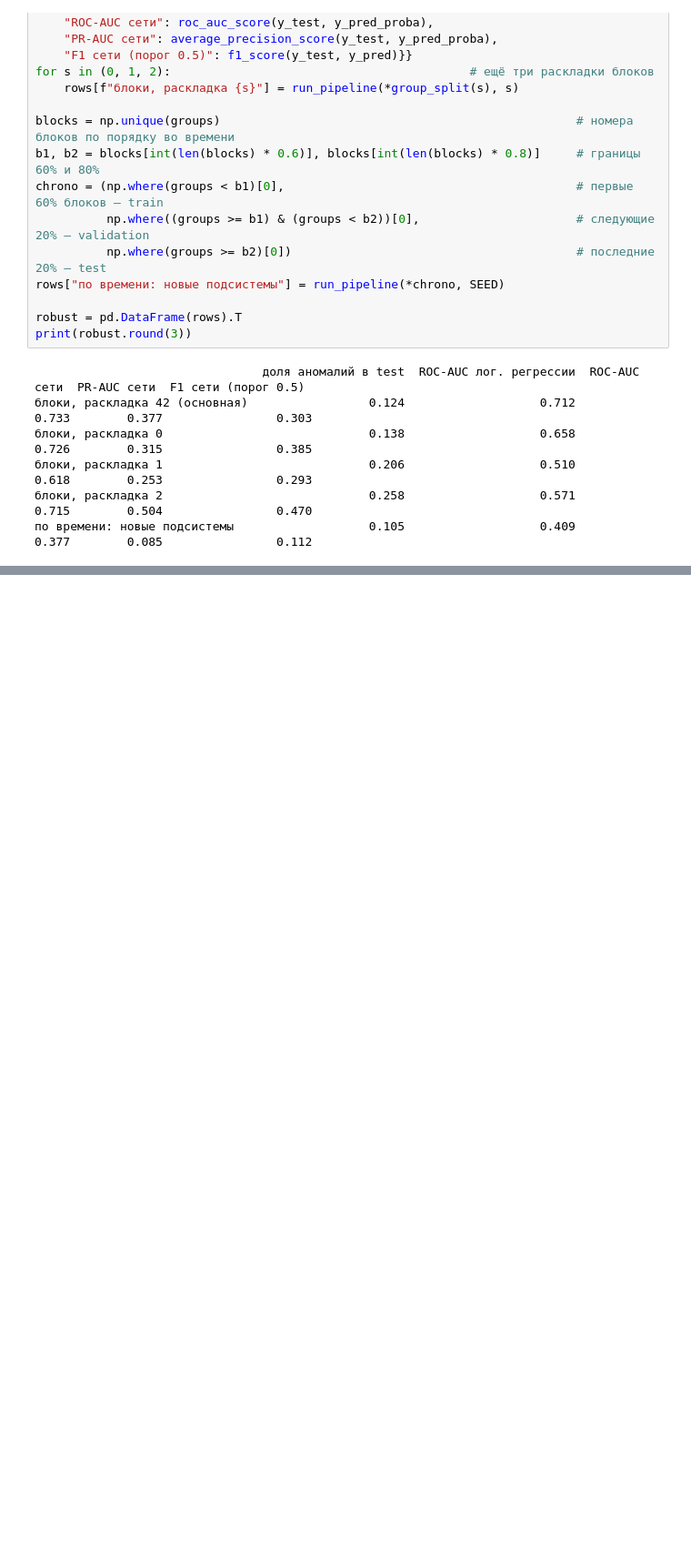
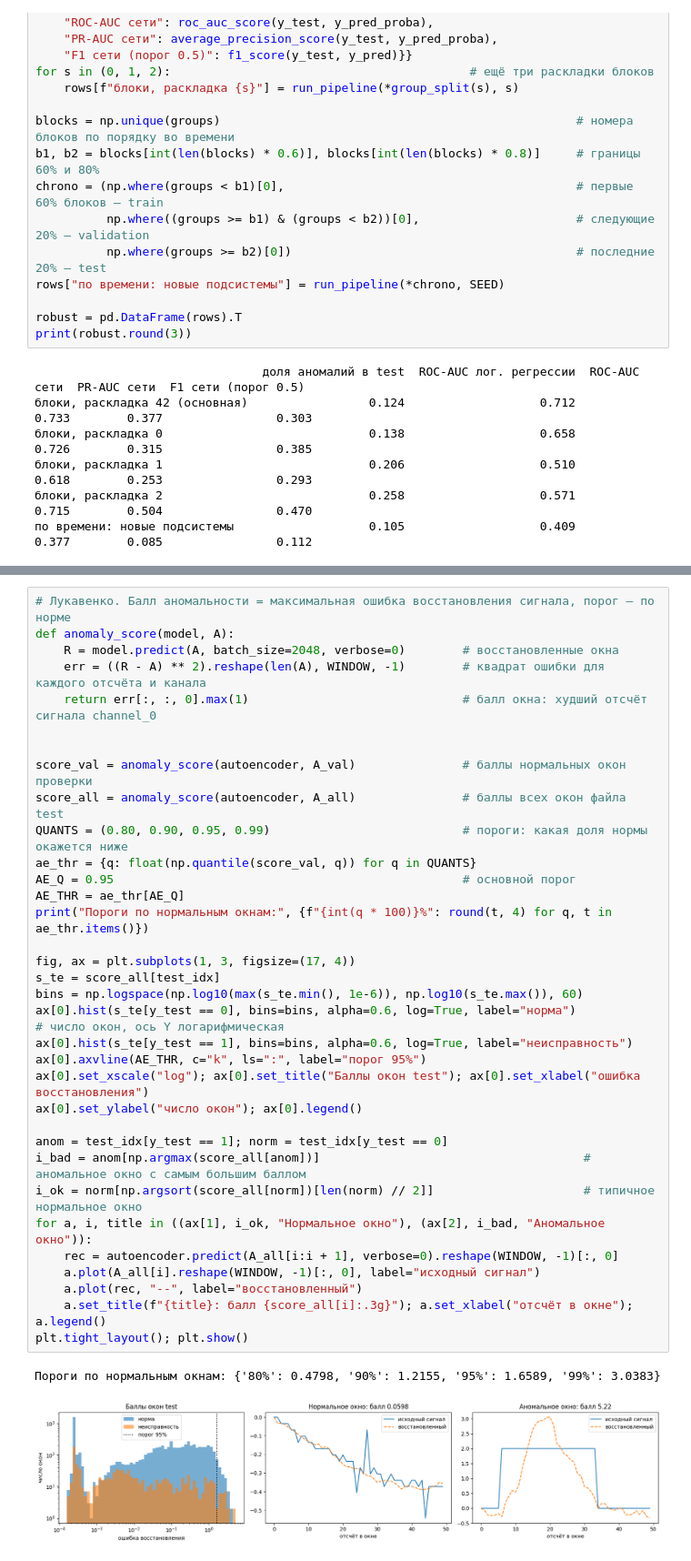
Before and after one commit to knfwsss/kadry-dlya-kosmosa, a Jupyter notebook: lab02_TensorFlow_v2/lab2_classification_nn.ipynb, the cells around one changed output, grey strips where cells are left out. Shown at 91% size. Drawn from its saved outputs; the diff is of its cells as text; blank space fills up the shorter version.

```diff
--- a/lab02_TensorFlow_v2/lab2_classification_nn.ipynb
+++ b/lab02_TensorFlow_v2/lab2_classification_nn.ipynb
@@ -789,0 +907,37 @@ print(robust.round(3))
+# %%
+# Лукавенко. Балл аномальности = максимальная ошибка восстановления сигнала, порог — по норме
+def anomaly_score(model, A):
+    R = model.predict(A, batch_size=2048, verbose=0)        # восстановленные окна
+    err = ((R - A) ** 2).reshape(len(A), WINDOW, -1)        # квадрат ошибки для каждого отсчёта и канала
+    return err[:, :, 0].max(1)                              # балл окна: худший отсчёт сигнала channel_0
+
+
+score_val = anomaly_score(autoencoder, A_val)               # баллы нормальных окон проверки
+score_all = anomaly_score(autoencoder, A_all)               # баллы всех окон файла test
+QUANTS = (0.80, 0.90, 0.95, 0.99)                           # пороги: какая доля нормы окажется ниже
+ae_thr = {q: float(np.quantile(score_val, q)) for q in QUANTS}
+AE_Q = 0.95                                                 # основной порог
+AE_THR = ae_thr[AE_Q]
+print("Пороги по нормальным окнам:", {f"{int(q * 100)}%": round(t, 4) for q, t in ae_thr.items()})
+
+fig, ax = plt.subplots(1, 3, figsize=(17, 4))
+s_te = score_all[test_idx]
+bins = np.logspace(np.log10(max(s_te.min(), 1e-6)), np.log10(s_te.max()), 60)
+ax[0].hist(s_te[y_test == 0], bins=bins, alpha=0.6, log=True, label="норма")             # число окон, ось Y логарифмическая
+ax[0].hist(s_te[y_test == 1], bins=bins, alpha=0.6, log=True, label="неисправность")
+ax[0].axvline(AE_THR, c="k", ls=":", label="порог 95%")
+ax[0].set_xscale("log"); ax[0].set_title("Баллы окон test"); ax[0].set_xlabel("ошибка восстановления")
+ax[0].set_ylabel("число окон"); ax[0].legend()
+
+anom = test_idx[y_test == 1]; norm = test_idx[y_test == 0]
+i_bad = anom[np.argmax(score_all[anom])]                                     # аномальное окно с самым большим баллом
+i_ok = norm[np.argsort(score_all[norm])[len(norm) // 2]]                     # типичное нормальное окно
+for a, i, title in ((ax[1], i_ok, "Нормальное окно"), (ax[2], i_bad, "Аномальное окно")):
+    rec = autoencoder.predict(A_all[i:i + 1], verbose=0).reshape(WINDOW, -1)[:, 0]
+    a.plot(A_all[i].reshape(WINDOW, -1)[:, 0], label="исходный сигнал")
+    a.plot(rec, "--", label="восстановленный")
+    a.set_title(f"{title}: балл {score_all[i]:.3g}"); a.set_xlabel("отсчёт в окне"); a.legend()
+plt.tight_layout(); plt.show()
+# %% [output]
+Пороги по нормальным окнам: {'80%': 0.4798, '90%': 1.2155, '95%': 1.6589, '99%': 3.0383}
+[figure, added]
```
Also changed, not shown: parts of 15 cells of this notebook, 2 other files.
